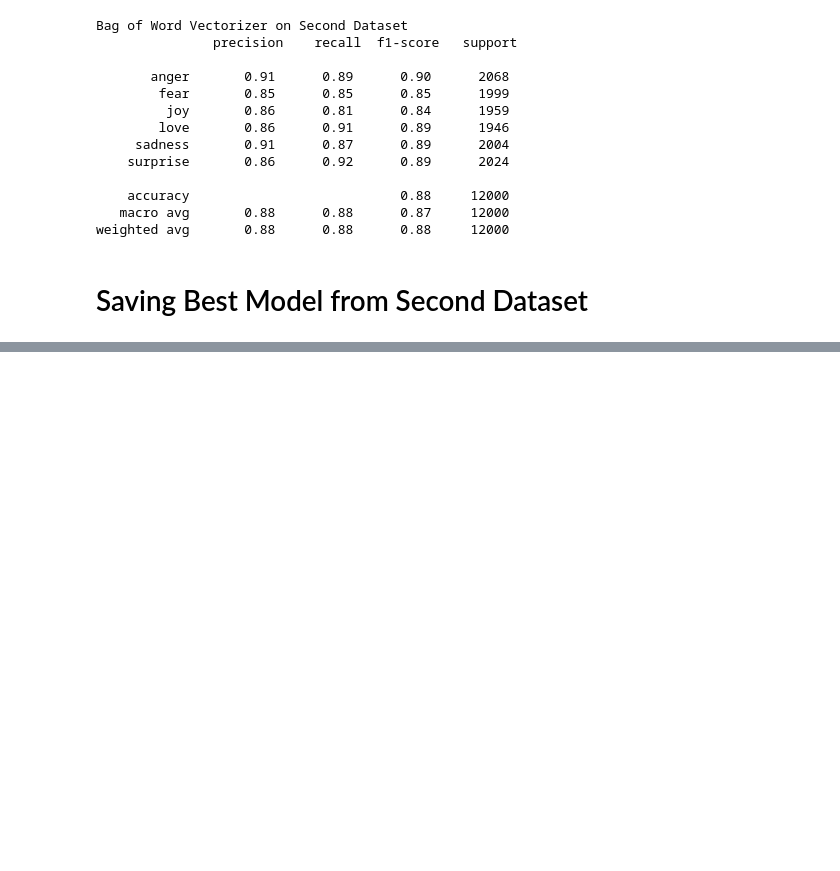
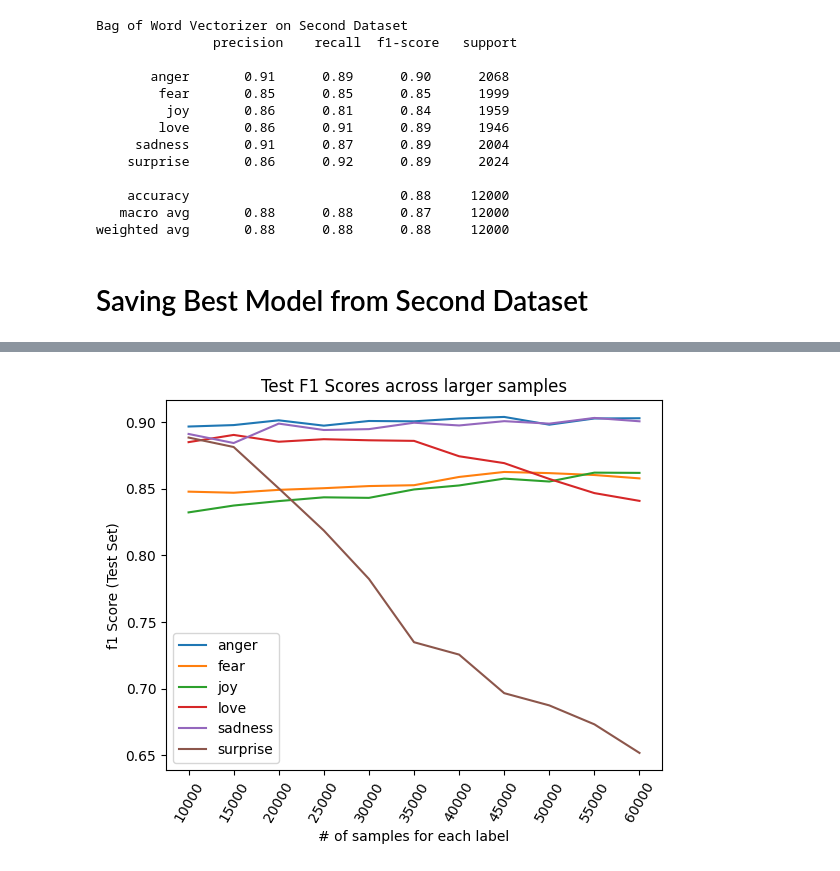
Before and after one commit to 112523chen/Project_SA_CTP, a Jupyter notebook: research.ipynb, the cells around one changed output, grey strips where cells are left out. Saved outputs shown, nothing was run; the diff lists cells and outputs as text; code cells hidden in the pictures; blank space fills up the shorter version.

```diff
--- a/research.ipynb
+++ b/research.ipynb
@@ -931,0 +947,53 @@ plt.show()
+# %%
+values = [x for x in range(10_000, 60_001, 5_000)]
+emotions = ['anger', 'fear', 'joy', 'love', 'sadness', 'surprise']
+anger = []
+fear = []
+joy = []
+love = []
+sadness = []
+surprise = []
+
+for x in range(10_000, 60_001, 5_000):
+    a = df[df['emotions'] == 'anger'].iloc[:x].reset_index(drop=True)
+    f = df[df['emotions'] == 'fear'].iloc[:x].reset_index(drop=True)
+    j = df[df['emotions'] == 'joy'].iloc[:x].reset_index(drop=True)
+    l = df[df['emotions'] == 'love'].iloc[:x].reset_index(drop=True)
+    sa = df[df['emotions'] == 'sadness'].iloc[:x].reset_index(drop=True)
+    if x > 14_972:
+        su = df[df['emotions'] == 'surprise'].iloc[:14_972].reset_index(drop=True)
+    else:
+        su = df[df['emotions'] == 'surprise'].iloc[:x].reset_index(drop=True)
+
+
+    df_ = pd.concat([a, f, j, l, sa, su])
+    X = df_['lem'].values
+    y = df_['emotions'].values
+
+    BoW_vectorizer = CountVectorizer()
+    X = BoW_vectorizer.fit_transform(X)
+
+    X_train, X_test, y_train, y_test = train_test_split(X, y, test_size=0.2, random_state = 42)
+    mnb = MultinomialNB()
+    mnb.fit(X_train, y_train)
+
+    v1, v2, v3, v4, v5, v6 = f1_score(y_test, mnb.predict(X_test), average=None)
+
+    anger.append(v1)
+    fear.append(v2)
+    joy.append(v3)
+    love.append(v4)
+    sadness.append(v5)
+    surprise.append(v6)
+
+for idx, em in enumerate([anger, fear, joy, love, sadness, surprise]):
+    plt.plot(values, em, label=emotions[idx])
+
+plt.legend()
+plt.xlabel("# of samples for each label")
+plt.ylabel("f1 Score (Test Set)")
+plt.xticks(values, rotation=60)
+plt.title("Test F1 Scores across larger samples")
+plt.show()
+# %% [output]
+[figure, added]
```
Also changed, not shown: parts of 14 cells of this notebook.
